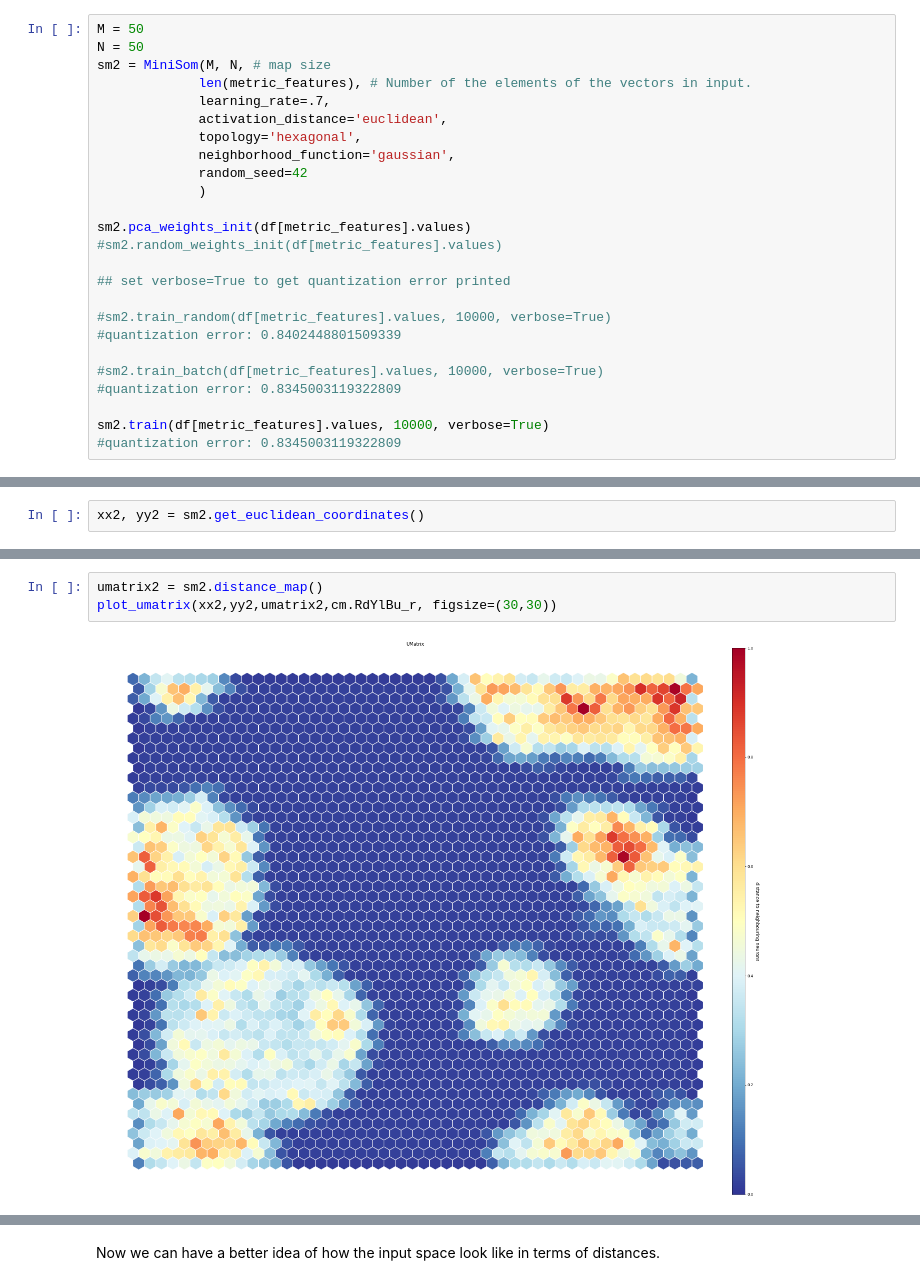
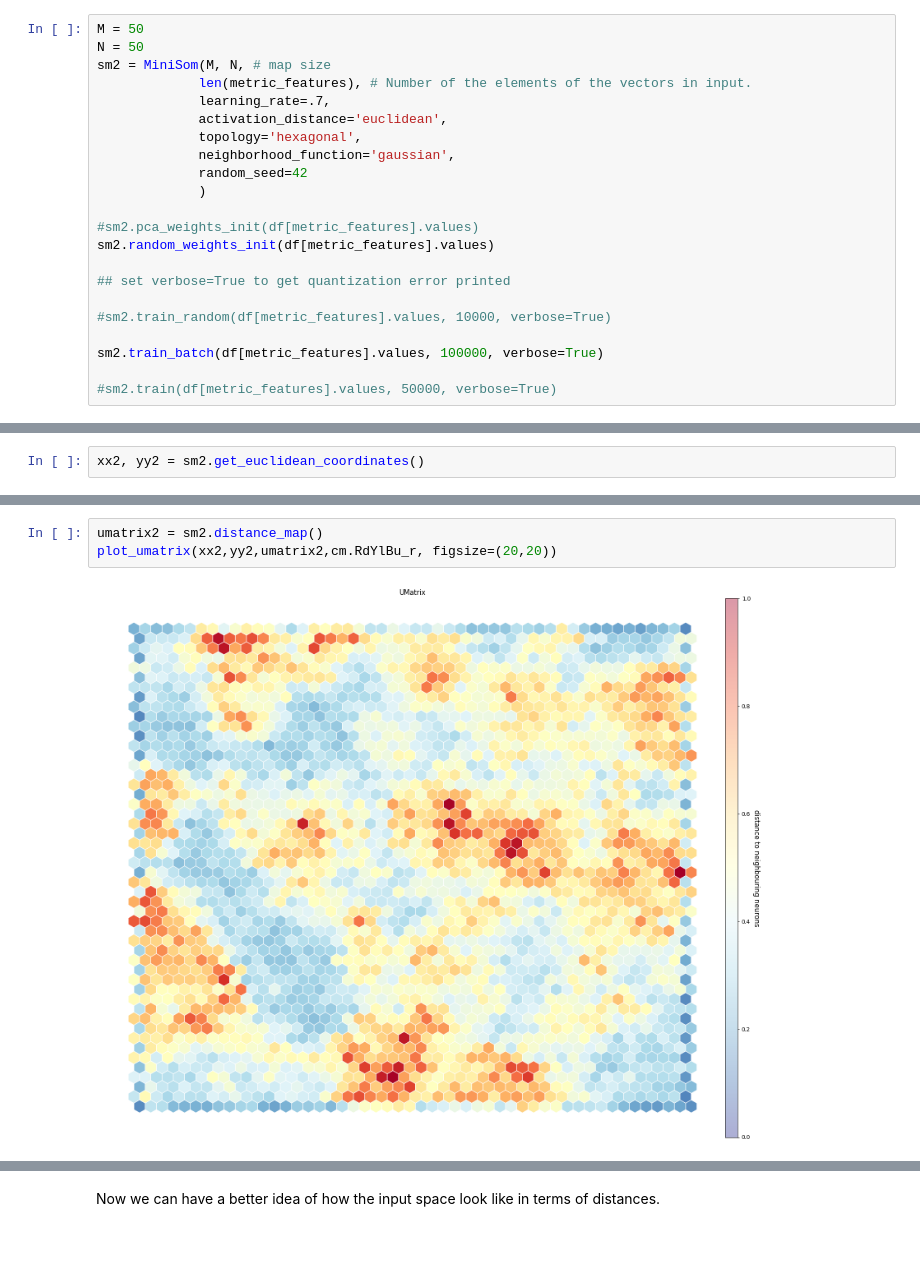
Before and after one commit to joaopfonseca/Data-Mining-22-23, a Jupyter notebook: notebooks_solutions/lab10_self_organizing_maps_minisom.ipynb, the cells around one changed output, grey strips where cells are left out. Saved outputs shown, nothing was run; the diff lists cells and outputs as text; blank space fills up the shorter version.

```diff
--- a/notebooks_solutions/lab10_self_organizing_maps_minisom.ipynb
+++ b/notebooks_solutions/lab10_self_organizing_maps_minisom.ipynb
@@ -398,17 +398,14 @@ sm2 = MiniSom(M, N, # map size
              random_seed=42
              )
 
-sm2.pca_weights_init(df[metric_features].values)
-#sm2.random_weights_init(df[metric_features].values)
+#sm2.pca_weights_init(df[metric_features].values)
+sm2.random_weights_init(df[metric_features].values)
 
 ## set verbose=True to get quantization error printed
 
 #sm2.train_random(df[metric_features].values, 10000, verbose=True)
-#quantization error: 0.8402448801509339
 
-#sm2.train_batch(df[metric_features].values, 10000, verbose=True)
-#quantization error: 0.8345003119322809
+sm2.train_batch(df[metric_features].values, 100000, verbose=True)
 
-sm2.train(df[metric_features].values, 10000, verbose=True)
-#quantization error: 0.8345003119322809
+#sm2.train(df[metric_features].values, 50000, verbose=True)
 # %% [output]
@@ -432,8 +429,8 @@ plot_component_planes(xx=xx2,yy=yy2,
 # %%
 umatrix2 = sm2.distance_map()
-plot_umatrix(xx2,yy2,umatrix2,cm.RdYlBu_r, figsize=(30,30))
+plot_umatrix(xx2,yy2,umatrix2,cm.RdYlBu_r, figsize=(20,20))
 # %% [output]
-[figure, old version]
+[figure, new version]
 # %%
 hitsmatrix2 = sm2.activation_response(df[metric_features].values)
 plot_hitsmatrix(xx2,yy2,hitsmatrix2, annotate=False, figsize=(20,20))
```
Also changed, not shown: parts of 19 cells of this notebook.
